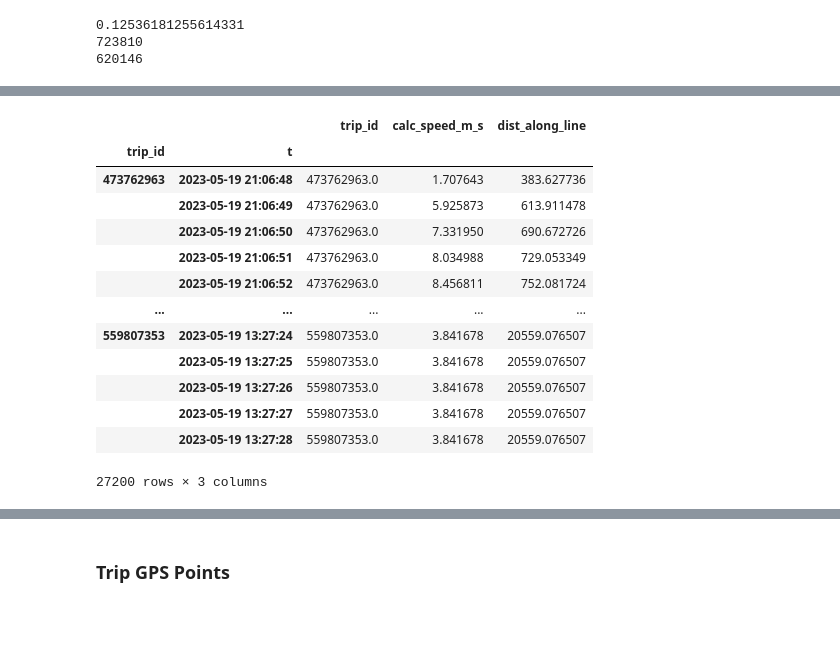
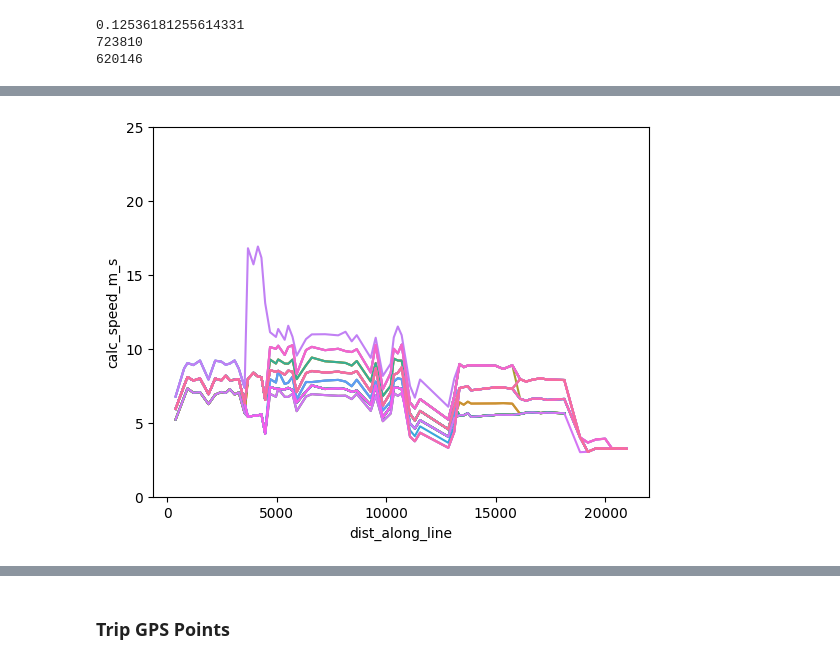
Before and after one commit to zackAemmer/open_bus_tools, a Jupyter notebook: notebooks/create_drive_cycle.ipynb, the cells around one changed output, grey strips where cells are left out. Saved outputs shown, nothing was run; the diff lists cells and outputs as text; code cells hidden in the pictures; blank space fills up the shorter version.

```diff
--- a/notebooks/create_drive_cycle.ipynb
+++ b/notebooks/create_drive_cycle.ipynb
@@ -68,15 +59,22 @@ print(len(data_gtfsrt))
 0.12536181255614331
 723810
 620146
+# %%
+# GTFS
+data_gtfs = standardfeeds.merge_gtfs_files("../data/kcm_gtfs/2023_05_14/", epsg="32148", coord_ref_center=[386910,69022])
+data_gtfs = gpd.GeoDataFrame(data_gtfs, geometry=gpd.points_from_xy(data_gtfs.stop_lon, data_gtfs.stop_lat), crs="EPSG:4326").to_crs("EPSG:32148")
+data_gtfs['calc_time_s'], data_gtfs['calc_dist_m'] = spatial.calculate_gps_metrics(data_gtfs, 'arrival_s')
+data_gtfs = data_gtfs.drop(data_gtfs.groupby('trip_id', as_index=False).nth(0).index)
+data_gtfs['calc_speed_m_s'] = data_gtfs['calc_dist_m'] / data_gtfs['calc_time_s']
 # %%
-# Get one shape to work with, filter realtime to all trips for that shape
+# Get one shape to work with
 sample_service_id, sample_route_id, sample_direction_id = data_gtfsrt.groupby(['service_id','route_id','direction_id']).count().index[42]
+
+# GTFS-RT
 sample_realtime = data_gtfsrt[(data_gtfsrt['service_id']==sample_service_id) & (data_gtfsrt['route_id']==sample_route_id) & (data_gtfsrt['direction_id']==sample_direction_id)].copy()
-# Finally get the corresponding shape from the static
+
+# GTFS
+sample_static = data_gtfs[(data_gtfs['service_id']==sample_service_id) & (data_gtfs['route_id']==sample_route_id) & (data_gtfs['direction_id']==sample_direction_id)].copy()
+
+# Shape
 sample_shape = shapes[(shapes['service_id']==sample_service_id) & (shapes['route_id']==sample_route_id) & (shapes['direction_id']==sample_direction_id)].copy()
-# For all bus positions, get distance along line to nearest point on route shape
-sample_realtime['dist_along_line'] = sample_realtime['geometry'].apply(lambda pt: shapely.line_locate_point(sample_shape.geometry, pt))
-# Also get a timestamp column on the samples
-sample_realtime['t'] = pd.to_datetime(sample_realtime['locationtime'], unit='s')
-sample_realtime = sample_realtime.set_index('t')
-sample_realtime
@@ -122,21 +81,13 @@ sns.histplot(sample_realtime['calc_time_s'])
-# %%
-sample_ids = sample_realtime['trip_id'].sample(10).values
-sample_trips = sample_realtime[sample_realtime['trip_id'].isin(sample_ids)]
-plot_df = sample_trips[['trip_id','calc_speed_m_s','dist_along_line']].groupby('trip_id').resample('S').bfill().rolling(6, min_periods=1).mean()
-plot_df
-# %% [output]
-|  |  | trip_id | calc_speed_m_s | dist_along_line |
-| trip_id | t |  |  |  |
-| 473762963 | 2023-05-19 21:06:48 | 473762963.0 | 1.707643 | 383.627736 |
-|  | 2023-05-19 21:06:49 | 473762963.0 | 5.925873 | 613.911478 |
-|  | 2023-05-19 21:06:50 | 473762963.0 | 7.331950 | 690.672726 |
-|  | 2023-05-19 21:06:51 | 473762963.0 | 8.034988 | 729.053349 |
-|  | 2023-05-19 21:06:52 | 473762963.0 | 8.456811 | 752.081724 |
-| ... | ... | ... | ... | ... |
-| 559807353 | 2023-05-19 13:27:24 | 559807353.0 | 3.841678 | 20559.076507 |
-|  | 2023-05-19 13:27:25 | 559807353.0 | 3.841678 | 20559.076507 |
-|  | 2023-05-19 13:27:26 | 559807353.0 | 3.841678 | 20559.076507 |
-|  | 2023-05-19 13:27:27 | 559807353.0 | 3.841678 | 20559.076507 |
-|  | 2023-05-19 13:27:28 | 559807353.0 | 3.841678 | 20559.076507 |
-27200 rows × 3 columns
+# %%
+# Get distance along shape
+sample_realtime['dist_along_line'] = sample_realtime['geometry'].apply(lambda pt: shapely.line_locate_point(sample_shape.geometry, pt))
+sample_static['dist_along_line'] = sample_static['geometry'].apply(lambda pt: shapely.line_locate_point(sample_shape.geometry, pt))
+
+# Also get a timestamp column on the samples
+sample_realtime['t'] = pd.to_datetime(sample_realtime['locationtime'], unit='s')
+sample_realtime = sample_realtime.set_index('t')
+# %%
+ax = sns.lineplot(sample_static, x='dist_along_line', y='calc_speed_m_s', hue='trip_id', legend=False).set_ylim(0,25)
+# %% [output]
+[figure, added]
 # %%
```
Also changed, not shown: parts of 16 cells of this notebook, 2 other files.
